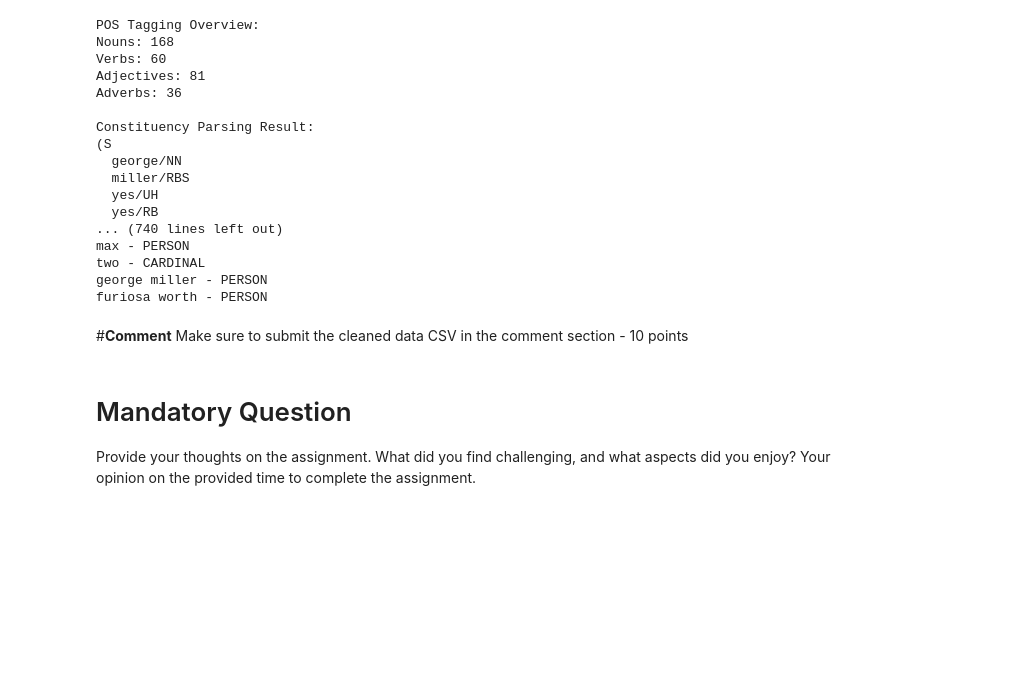
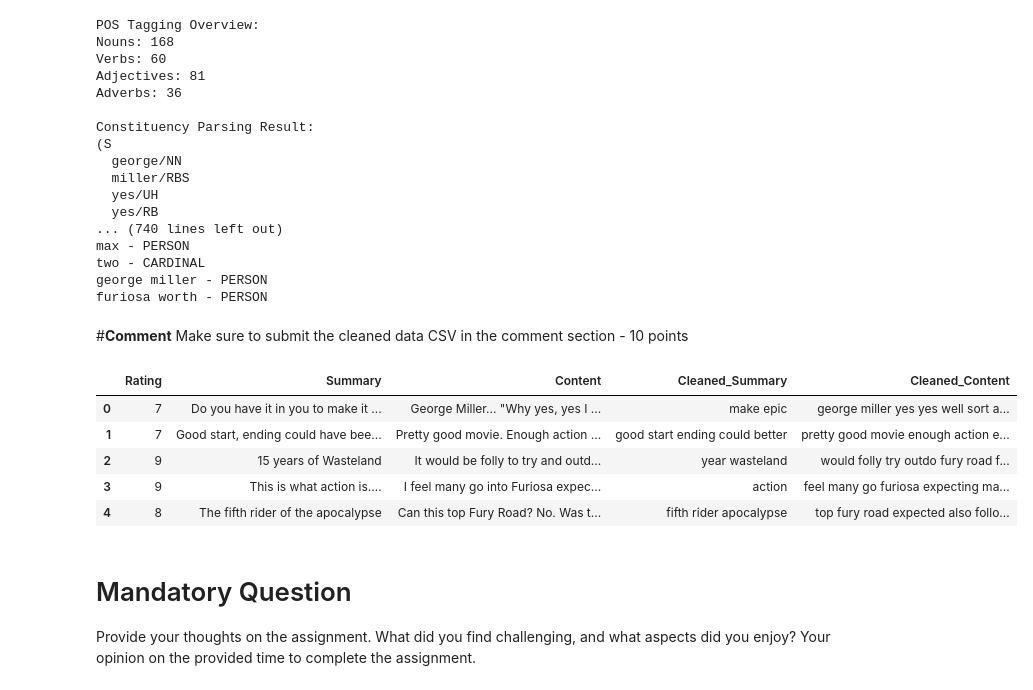
Before and after one commit to pavanibasanth/pavani_INFO5731_Fall2024, a Jupyter notebook: Kommineni_Pavani_Assignment_02.ipynb, the cells around one changed output. Saved outputs shown, nothing was run; the diff lists cells and outputs as text; code cells hidden in the pictures; blank space fills up the shorter version.

```diff
--- a/Kommineni_Pavani_Assignment_02.ipynb
+++ b/Kommineni_Pavani_Assignment_02.ipynb
@@ -342,6 +342,17 @@ furiosa worth - PERSON
 # %% [markdown]
 #**Comment**
 Make sure to submit the cleaned data CSV in the comment section - 10 points
+# %%
+cleaned_csv = pd.read_csv(cleaned_data_filepath)
+
+cleaned_csv.head()
+# %% [output]
+|  | Rating | Summary | Content | Cleaned_Summary | Cleaned_Content |
+| 0 | 7 | Do you have it in you to make it ... | George Miller... "Why yes, yes I ... | make epic | george miller yes yes well sort a... |
+| 1 | 7 | Good start, ending could have bee... | Pretty good movie. Enough action ... | good start ending could better | pretty good movie enough action e... |
+| 2 | 9 | 15 years of Wasteland | It would be folly to try and outd... | year wasteland | would folly try outdo fury road f... |
+| 3 | 9 | This is what action is.... | I feel many go into Furiosa expec... | action | feel many go furiosa expecting ma... |
+| 4 | 8 | The fifth rider of the apocalypse | Can this top Fury Road? No. Was t... | fifth rider apocalypse | top fury road expected also follo... |
 # %% [markdown]
 # Mandatory Question
 
```
